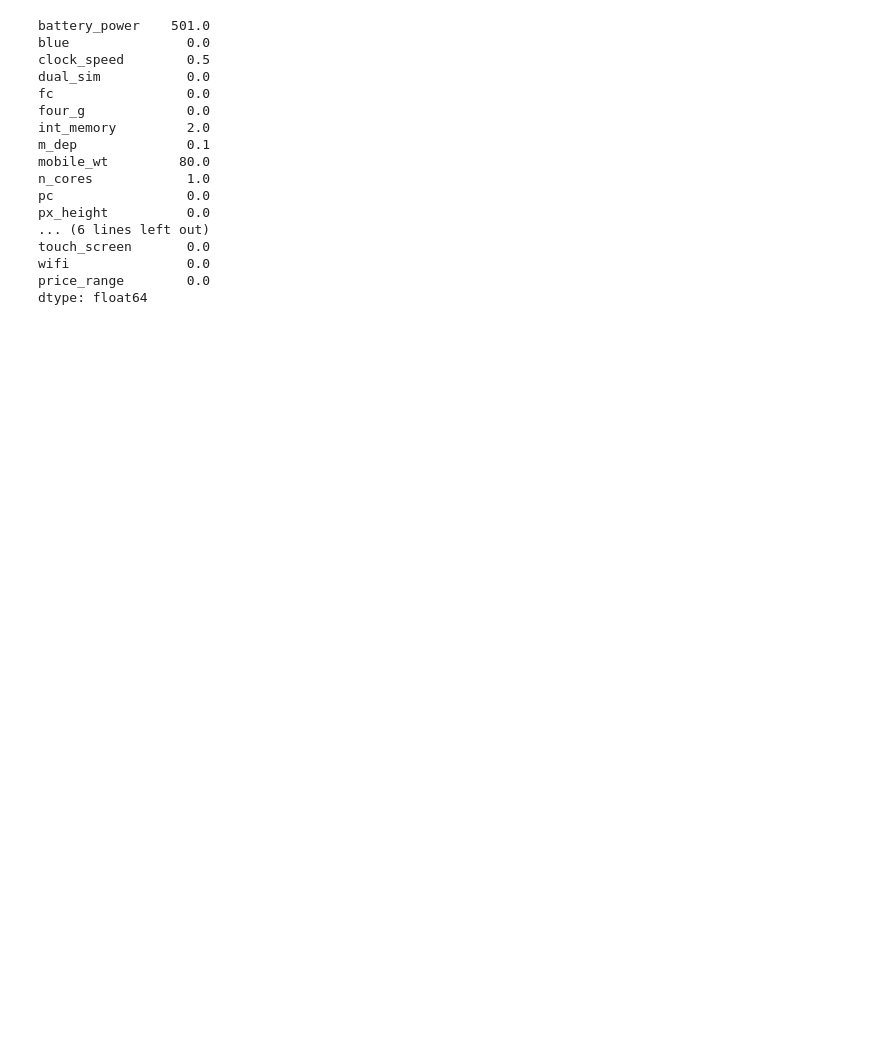
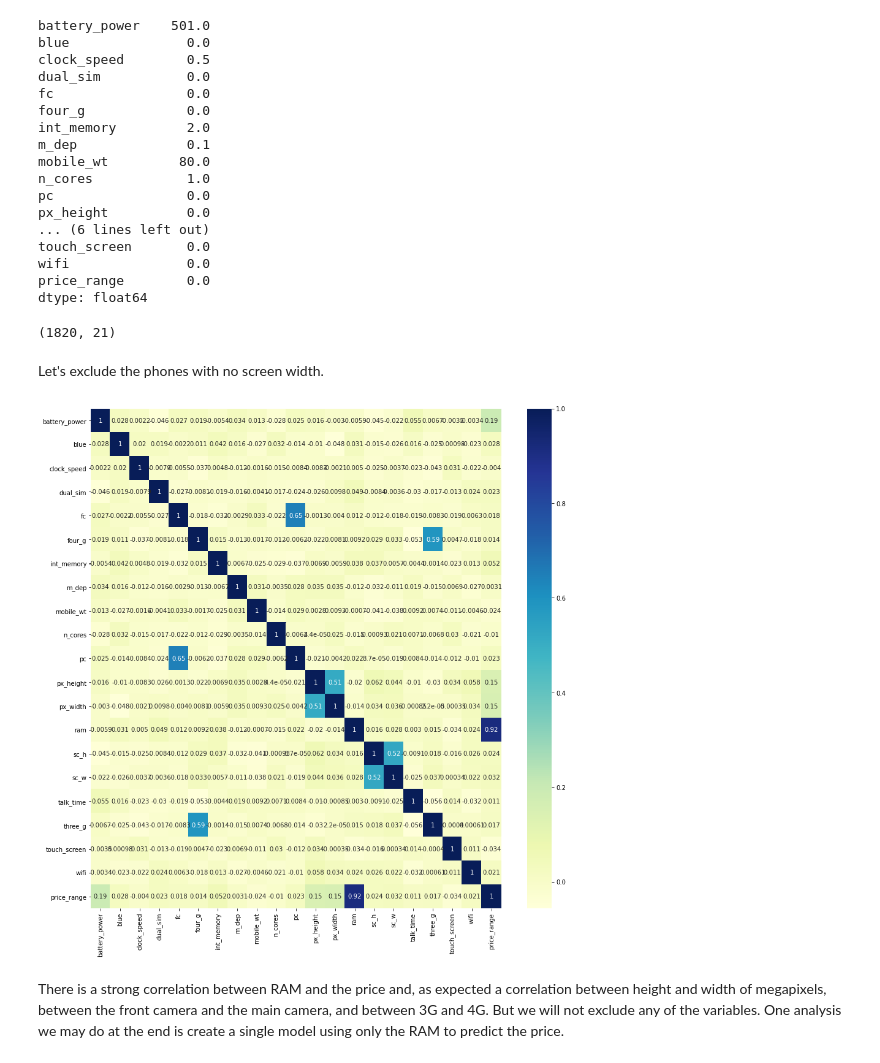
Before and after one commit to ViniciusSimm/mobile-price-classification, a Jupyter notebook: data-explorer.ipynb, the cells around one changed output. Saved outputs shown, nothing was run; the diff lists cells and outputs as text; code cells hidden in the pictures; blank space fills up the shorter version.

```diff
--- a/data-explorer.ipynb
+++ b/data-explorer.ipynb
@@ -24,3 +26,19 @@ touch_screen       0.0
 wifi               0.0
 price_range        0.0
 dtype: float64
+# %%
+full_dataset[full_dataset['sc_w'] != 0].shape
+# %% [output]
+(1820, 21)
+# %% [markdown]
+Let's exclude the phones with no screen width.
+# %%
+dataset = full_dataset[full_dataset['sc_w'] != 0].copy()
+# %%
+plt.figure(figsize=(15,15))
+sns.heatmap(dataset.corr(method ='pearson'), cmap="YlGnBu", annot=True)
+plt.show()
+# %% [output]
+[figure, added]
+# %% [markdown]
+There is a strong correlation between RAM and the price and, as expected a correlation between height and width of megapixels, between the front camera and the main camera, and between 3G and 4G. But we will not exclude any of the variables. One analysis we may do at the end is create a single model using only the RAM to predict the price.
```
Also changed, not shown: parts of 2 cells of this notebook, 1 other file.
